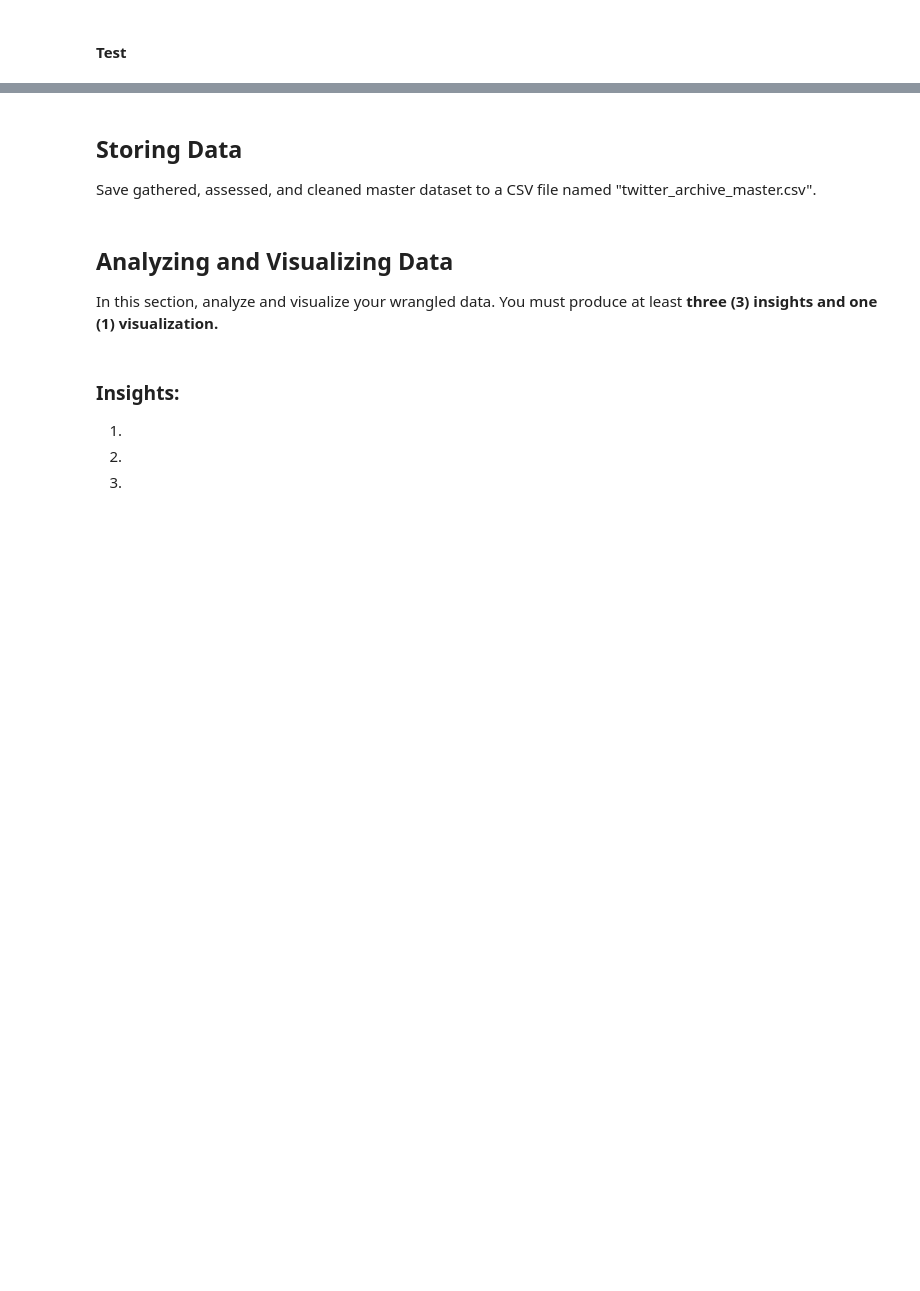
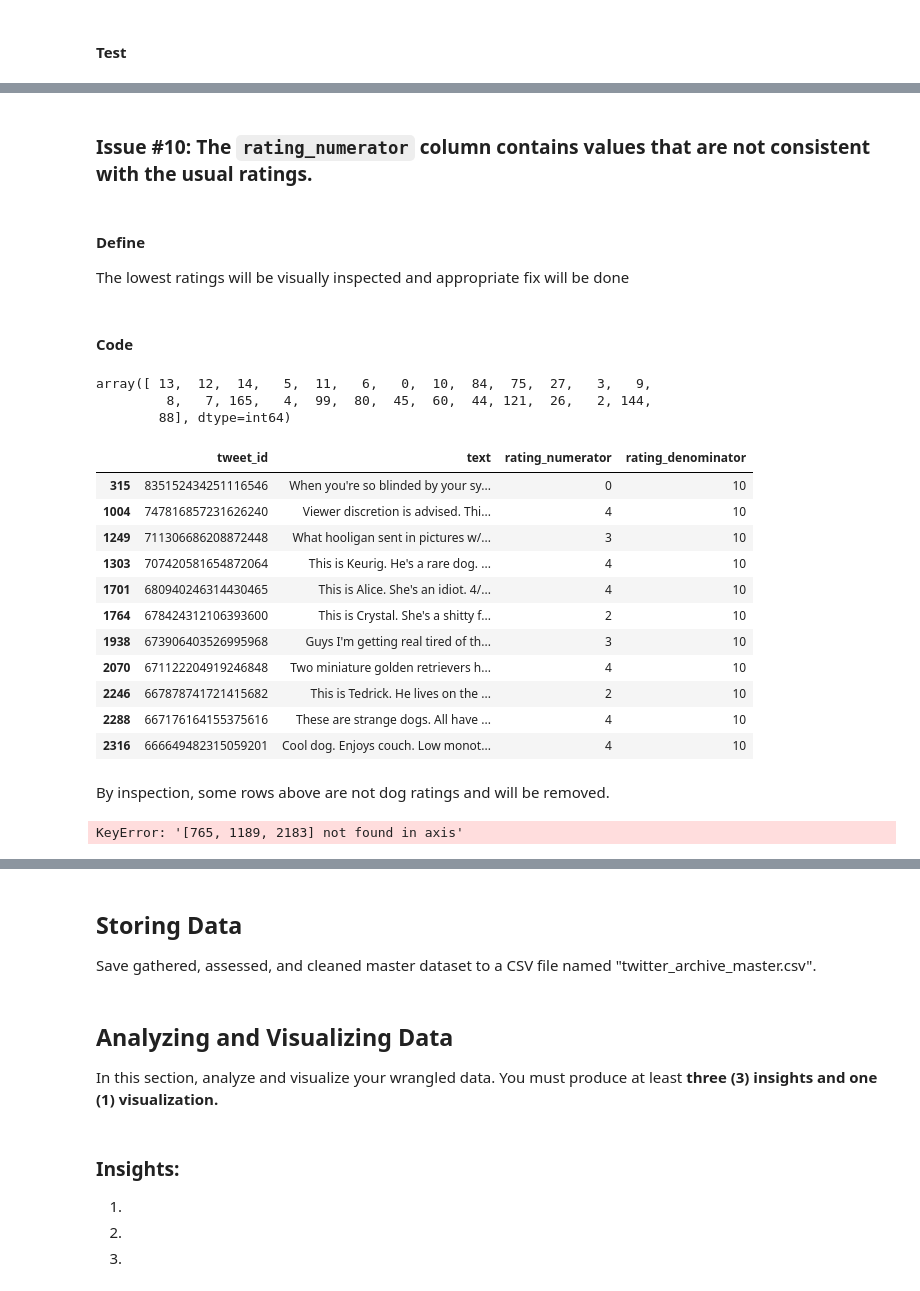
Before and after one commit to Damola-Adedoyin/wrangling_twitter_data, a Jupyter notebook: wrangle_act.ipynb, the cells around one changed output, grey strips where cells are left out. Drawn from its saved outputs; the diff is of its cells as text; code cells hidden in the pictures; blank space fills up the shorter version.

```diff
--- a/wrangle_act.ipynb
+++ b/wrangle_act.ipynb
@@ -126,0 +438,11 @@ In this section, clean **all** of the issues you documented while assessing.
+# %%
+cond_list = [(twitter_archive_merged['p1_dog']==True)
+            ,(twitter_archive_merged['p2_dog']==True)
+            ,(twitter_archive_merged['p3_dog']==True)
+            ,(twitter_archive_merged['p3_dog'].isnull())
+             ]
+choice_list = [(twitter_archive_merged['p1']), (twitter_archive_merged['p2']), (twitter_archive_merged['p3']), np.nan]
+
+twitter_archive_merged['pred_dog_breed'] = np.select(condlist=cond_list, choicelist=choice_list, default='undefined')
+
+twitter_archive_merged['prediction'] = np.select(condlist=cond_list, choicelist=cond_list, default=False)
@@ -126,0 +503,3 @@ In this section, clean **all** of the issues you documented while assessing.
+# %%
+twitter_archive_merged = twitter_archive_merged[   (twitter_archive_merged['pred_dog_breed']!='undefined')
+                                                & ~(twitter_archive_merged['pred_dog_breed'].isnull())]
@@ -126,0 +535,2 @@ In this section, clean **all** of the issues you documented while assessing.
+# %%
+twitter_archive_merged['source'] = twitter_archive_merged['source'].str.extract('.*>(.+)<.*')
@@ -136,0 +607,8 @@ In this section, clean **all** of the issues you documented while assessing.
+# %%
+twitter_archive_merged.drop(twitter_archive_merged[twitter_archive_merged['tweet_id']==810984652412424192].index
+                            , axis=0, inplace= True)
+set_rating(tweet_id=740373189193256964, correct_numr=14, correct_denr=10)
+set_rating(tweet_id=722974582966214656, correct_numr=13, correct_denr=10)
+set_rating(tweet_id=716439118184652801, correct_numr=11, correct_denr=10)
+set_rating(tweet_id=682962037429899265, correct_numr=10, correct_denr=10)
+set_rating(tweet_id=666287406224695296, correct_numr=9, correct_denr=10)
@@ -138,0 +635,35 @@ In this section, clean **all** of the issues you documented while assessing.
+# %% [markdown]
+### Issue #10: The `rating_numerator` column contains values that are not consistent with the usual ratings.
+# %% [markdown]
+#### Define
+The lowest ratings will be visually inspected and appropriate fix will be done
+# %% [markdown]
+#### Code
+# %%
+twitter_archive_merged['rating_numerator'].unique()
+# %% [output]
+array([ 13,  12,  14,   5,  11,   6,   0,  10,  84,  75,  27,   3,   9,
+         8,   7, 165,   4,  99,  80,  45,  60,  44, 121,  26,   2, 144,
+        88], dtype=int64)
+# %%
+twitter_archive_merged[twitter_archive_merged['rating_numerator'].isin([0,2,3,4])
+                      ][['tweet_id', 'text', 'rating_numerator', 'rating_denominator']]
+# %% [output]
+|  | tweet_id | text | rating_numerator | rating_denominator |
+| 315 | 835152434251116546 | When you're so blinded by your sy... | 0 | 10 |
+| 1004 | 747816857231626240 | Viewer discretion is advised. Thi... | 4 | 10 |
+| 1249 | 711306686208872448 | What hooligan sent in pictures w/... | 3 | 10 |
+| 1303 | 707420581654872064 | This is Keurig. He's a rare dog. ... | 4 | 10 |
+| 1701 | 680940246314430465 | This is Alice. She's an idiot. 4/... | 4 | 10 |
+| 1764 | 678424312106393600 | This is Crystal. She's a shitty f... | 2 | 10 |
+| 1938 | 673906403526995968 | Guys I'm getting real tired of th... | 3 | 10 |
+| 2070 | 671122204919246848 | Two miniature golden retrievers h... | 4 | 10 |
+| 2246 | 667878741721415682 | This is Tedrick. He lives on the ... | 2 | 10 |
+| 2288 | 667176164155375616 | These are strange dogs. All have ... | 4 | 10 |
+| 2316 | 666649482315059201 | Cool dog. Enjoys couch. Low monot... | 4 | 10 |
+# %% [markdown]
+By inspection, some rows above are not dog ratings and will be removed.
+# %%
+twitter_archive_merged.drop([765, 1189, 2183, 1303, 1701, 2070, 2288, 2316], axis=0, inplace= True)
+# %% [output]
+KeyError: '[765, 1189, 2183] not found in axis'
```
Also changed, not shown: parts of 125 cells of this notebook, 2 other files.
